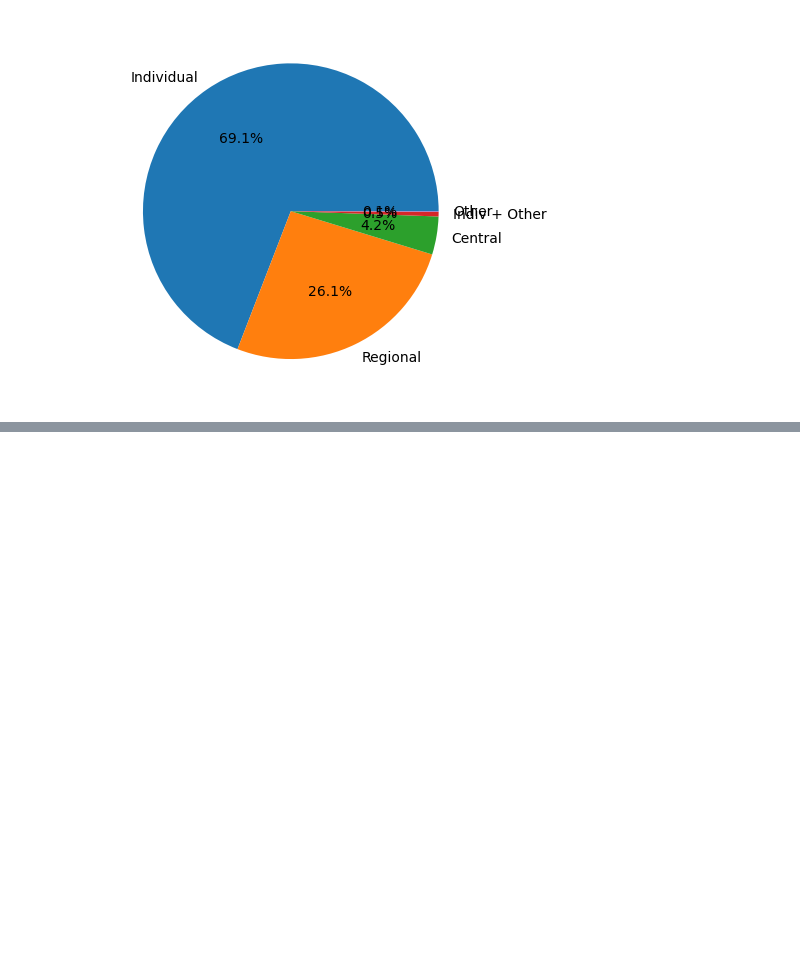
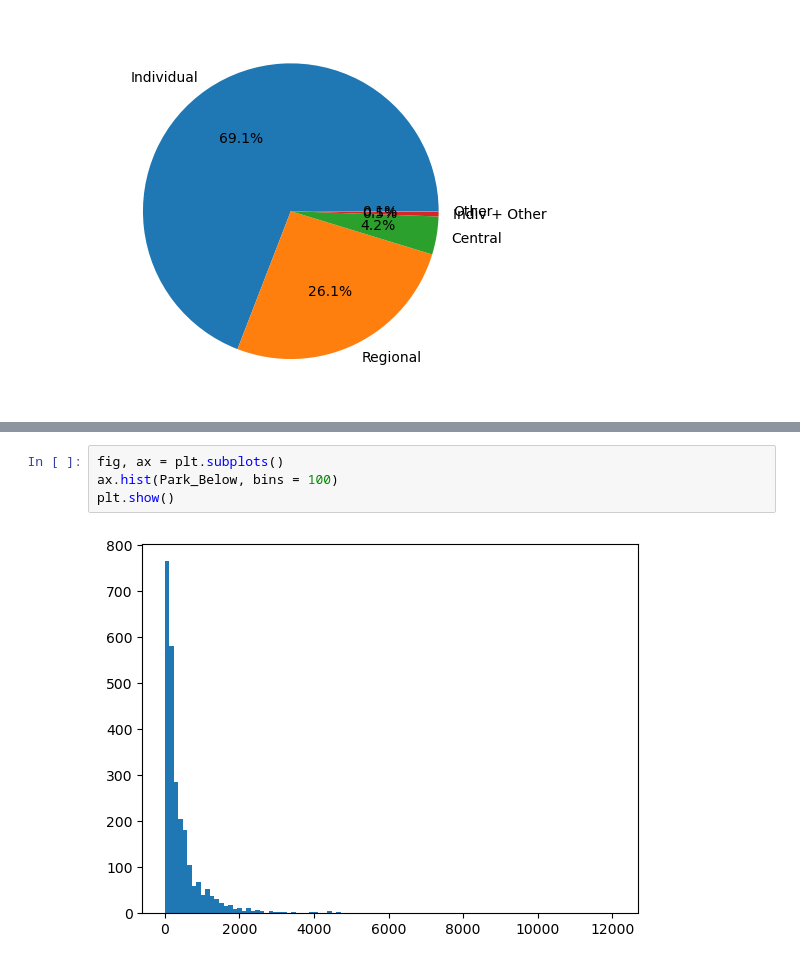
Before and after one commit to haemilia/MolitContest, a Jupyter notebook: Data_Analysis/EDA_Seoul.ipynb, the cells around one changed output, grey strips where cells are left out. Drawn from its saved outputs; the diff is of its cells as text; blank space fills up the shorter version.

```diff
--- a/Data_Analysis/EDA_Seoul.ipynb
+++ b/Data_Analysis/EDA_Seoul.ipynb
@@ -188,0 +363,6 @@ plt.show()
+# %%
+fig, ax = plt.subplots()
+ax.hist(Park_Below, bins = 100)
+plt.show()
+# %% [output]
+[figure, added]
```
Also changed, not shown: parts of 28 cells of this notebook, 2 other files.
